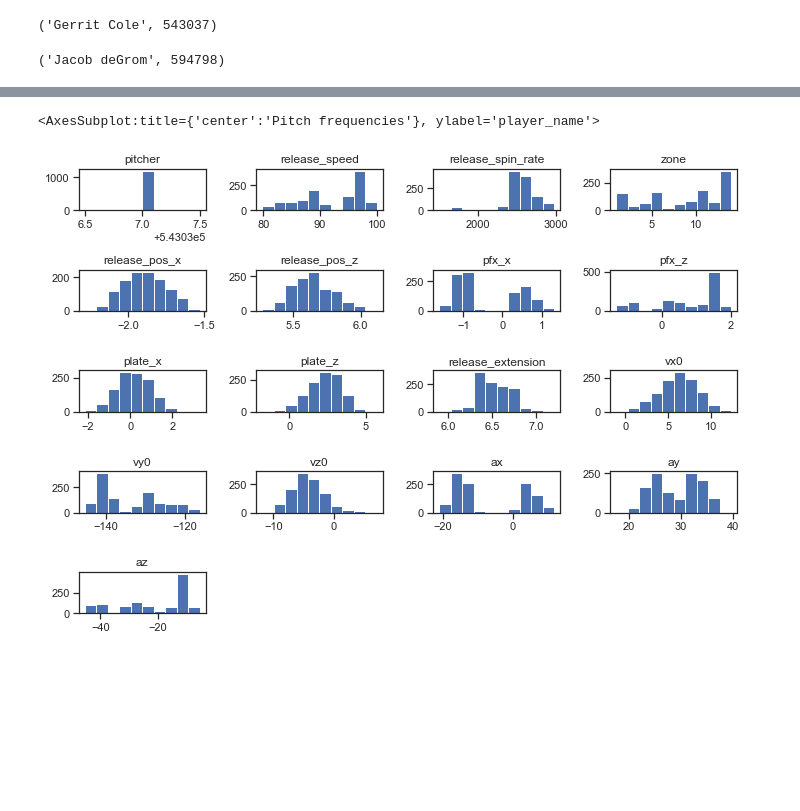
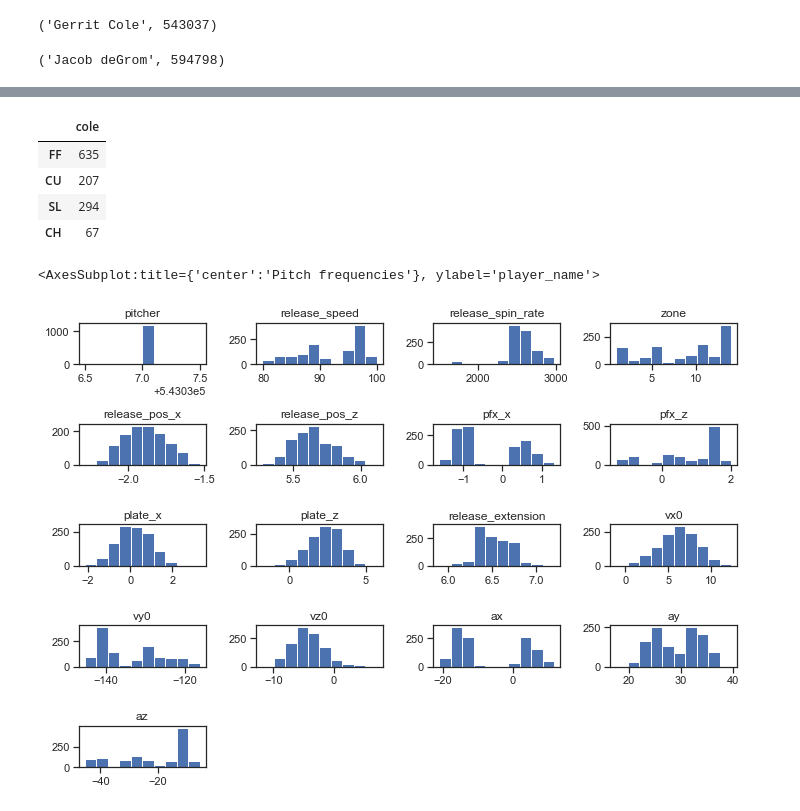
Before and after one commit to konstanzer/Ace_versus_Ace, a Jupyter notebook: src/viz.ipynb, the cells around one changed output, grey strips where cells are left out. Drawn from its saved outputs; the diff is of its cells as text; code cells hidden in the pictures; blank space fills up the shorter version.

```diff
--- a/src/viz.ipynb
+++ b/src/viz.ipynb
@@ -41 +57,9 @@ degrom = df[df.pitcher==594798]
+# %%
+cole_counts
+# %% [output]
+|  | cole |
+| FF | 635 |
+| CU | 207 |
+| SL | 294 |
+| CH | 67 |
 # %%
```
Also changed, not shown: parts of 3 cells of this notebook.
